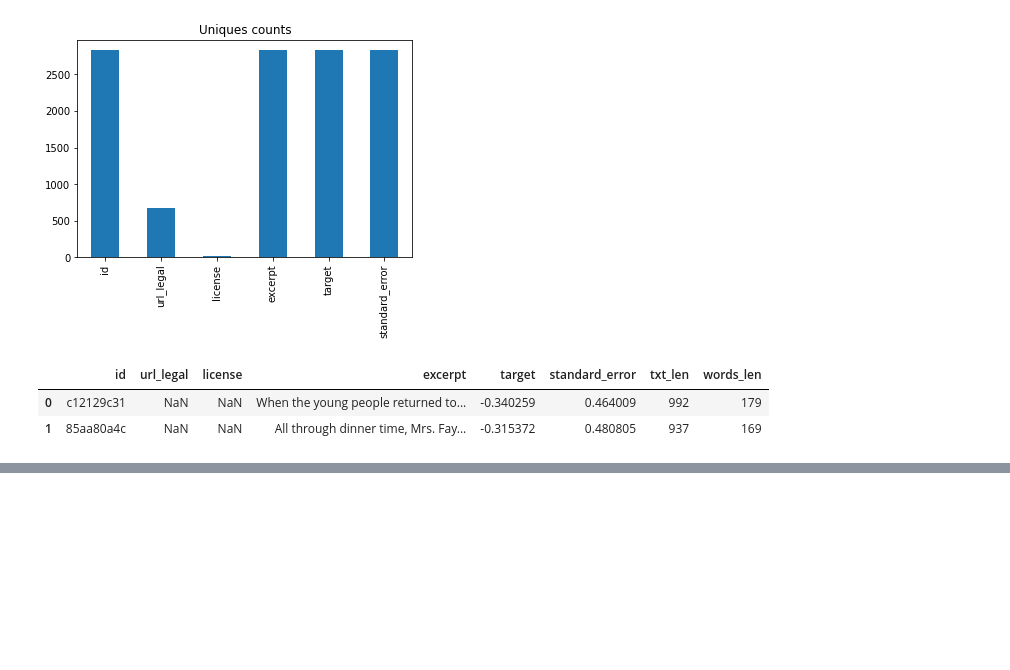
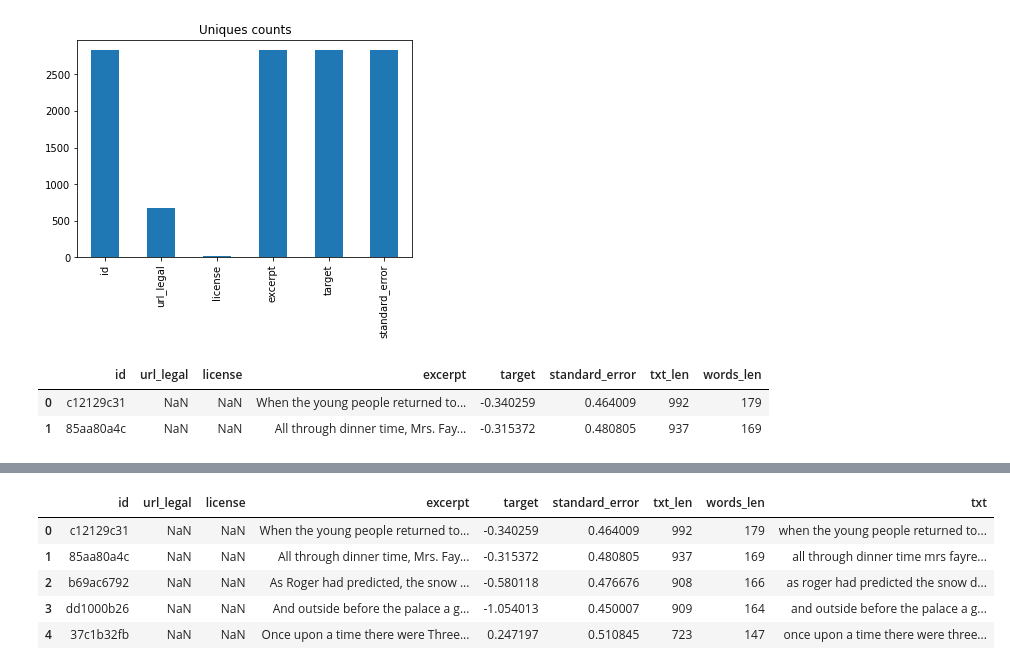
Before and after one commit to beifa/CommonLit, a Jupyter notebook: Description&eda.ipynb, the cells around one changed output, grey strips where cells are left out. Cells and saved outputs as stored; diff of their text form; code cells hidden in the pictures; blank space fills up the shorter version.

```diff
--- a/Description&eda.ipynb
+++ b/Description&eda.ipynb
@@ -136,3 +152,14 @@ df.head(2)
+# %%
+df['txt'] = df['excerpt'].apply(lambda x: clean_text(x))
+# %%
+df.head()
+# %% [output]
+|  | id | url_legal | license | excerpt | target | standard_error | txt_len | words_len | txt |
+| 0 | c12129c31 | NaN | NaN | When the young people returned to... | -0.340259 | 0.464009 | 992 | 179 | when the young people returned to... |
+| 1 | 85aa80a4c | NaN | NaN | All through dinner time, Mrs. Fay... | -0.315372 | 0.480805 | 937 | 169 | all through dinner time mrs fayre... |
+| 2 | b69ac6792 | NaN | NaN | As Roger had predicted, the snow ... | -0.580118 | 0.476676 | 908 | 166 | as roger had predicted the snow d... |
+| 3 | dd1000b26 | NaN | NaN | And outside before the palace a g... | -1.054013 | 0.450007 | 909 | 164 | and outside before the palace a g... |
+| 4 | 37c1b32fb | NaN | NaN | Once upon a time there were Three... | 0.247197 | 0.510845 | 723 | 147 | once upon a time there were three... |
 # %%
 count words in txt vs target
 len txt vs target
```
Also changed, not shown: parts of 2 cells of this notebook.
